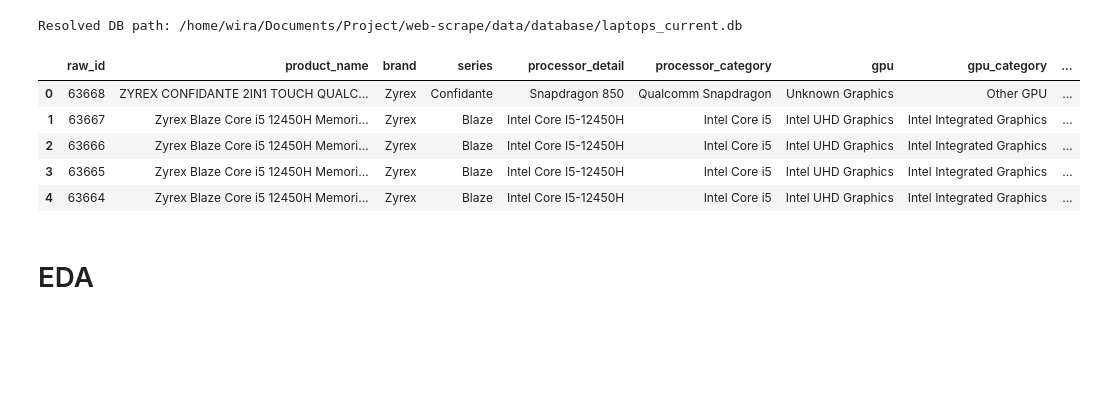
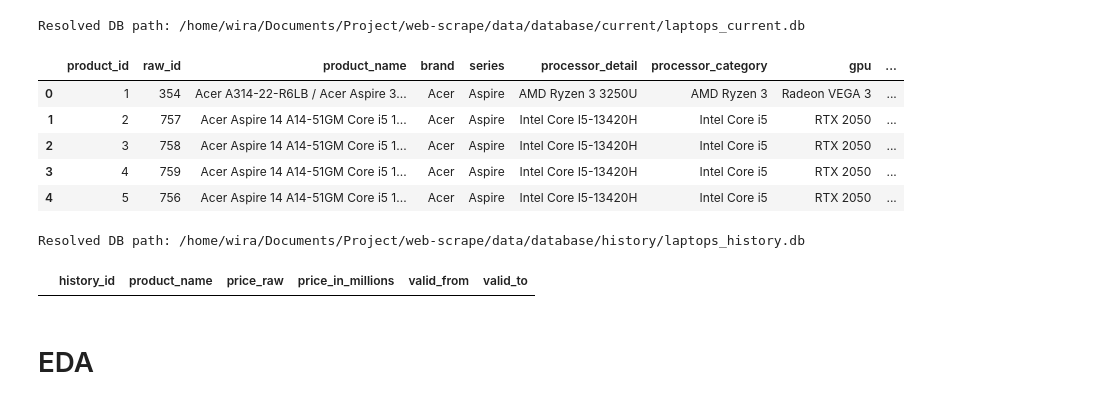
Before and after one commit to wiradp/web-scrape, a Jupyter notebook: notebooks/eda.ipynb, the cells around one changed output. Drawn from its saved outputs; the diff is of its cells as text; code cells hidden in the pictures; blank space fills up the shorter version.

```diff
--- a/notebooks/eda.ipynb
+++ b/notebooks/eda.ipynb
@@ -7,45 +7,68 @@ import sqlite3
 # Set pandas display options untuk menampilkan seluruh konten
 pd.set_option('display.max_colwidth', None)
 pd.set_option('display.max_rows', None)
 pd.set_option('display.width', None)
 
-# df = pd.read_csv('../data/processed/notebooks_viraindo_cleaned.csv')
-# df.head(2)
+# df = pd.read_csv('../data/database/current/laptops_current_export.csv')
+# df.head()
 
 # Membaca file database SQLite untuk verifikasi
-# conn = sqlite3.connect('../data/database/laptops.db')
-# query = "SELECT * FROM products_enriched"
-# df = pd.read_sql_query(query, conn)
+conn = sqlite3.connect('../data/database/current/laptops_current.db')
+query = "SELECT * FROM products_current"
+df = pd.read_sql_query(query, conn)
 
 from pathlib import Path
 # Robust DB locator: search upward for the database file to handle different working dirs
 def locate_db(filename='laptops_current.db', max_up=6):
     cwd = Path.cwd().resolve()
     tried = []
     for i in range(max_up+1):
         p = cwd
         for _ in range(i):
             p = p.parent
         # Common candidate locations relative to the inspected directory
-        candidates = [p / 'data' / 'database' / filename, p / 'web-scrape' / 'data' / 'database' / filename, p / filename]
+        candidates = [p / 'data' / 'database' / filename, p / 'web-scrape' / 'data' / 'database' / 'current' / filename, p / filename]
         for c in candidates:
             tried.append(str(c))
             if c.exists():
                 return c
     raise FileNotFoundError("Database file not found. Tried:\n" + "\n".join(tried))
 
 db_path = locate_db('laptops_current.db', max_up=6)
 print(f'Resolved DB path: {db_path}')
 conn = sqlite3.connect(str(db_path))
 df = pd.read_sql_query("SELECT * FROM products_current LIMIT 20", conn)
 df.head()
 # %% [output]
-Resolved DB path: /home/wira/Documents/Project/web-scrape/data/database/laptops_current.db
+Resolved DB path: /home/wira/Documents/Project/web-scrape/data/database/current/laptops_current.db
-|  | raw_id | product_name | brand | series | processor_detail | processor_category | gpu | gpu_category | ... |
-| 0 | 63668 | ZYREX CONFIDANTE 2IN1 TOUCH QUALC... | Zyrex | Confidante | Snapdragon 850 | Qualcomm Snapdragon | Unknown Graphics | Other GPU | ... |
-| 1 | 63667 | Zyrex Blaze Core i5 12450H Memori... | Zyrex | Blaze | Intel Core I5-12450H | Intel Core i5 | Intel UHD Graphics | Intel Integrated Graphics | ... |
-| 2 | 63666 | Zyrex Blaze Core i5 12450H Memori... | Zyrex | Blaze | Intel Core I5-12450H | Intel Core i5 | Intel UHD Graphics | Intel Integrated Graphics | ... |
-| 3 | 63665 | Zyrex Blaze Core i5 12450H Memori... | Zyrex | Blaze | Intel Core I5-12450H | Intel Core i5 | Intel UHD Graphics | Intel Integrated Graphics | ... |
-| 4 | 63664 | Zyrex Blaze Core i5 12450H Memori... | Zyrex | Blaze | Intel Core I5-12450H | Intel Core i5 | Intel UHD Graphics | Intel Integrated Graphics | ... |
+|  | product_id | raw_id | product_name | brand | series | processor_detail | processor_category | gpu | ... |
+| 0 | 1 | 354 | Acer A314-22-R6LB / Acer Aspire 3... | Acer | Aspire | AMD Ryzen 3 3250U | AMD Ryzen 3 | Radeon VEGA 3 | ... |
+| 1 | 2 | 757 | Acer Aspire 14 A14-51GM Core i5 1... | Acer | Aspire | Intel Core I5-13420H | Intel Core i5 | RTX 2050 | ... |
+| 2 | 3 | 758 | Acer Aspire 14 A14-51GM Core i5 1... | Acer | Aspire | Intel Core I5-13420H | Intel Core i5 | RTX 2050 | ... |
+| 3 | 4 | 759 | Acer Aspire 14 A14-51GM Core i5 1... | Acer | Aspire | Intel Core I5-13420H | Intel Core i5 | RTX 2050 | ... |
+| 4 | 5 | 756 | Acer Aspire 14 A14-51GM Core i5 1... | Acer | Aspire | Intel Core I5-13420H | Intel Core i5 | RTX 2050 | ... |
+# %%
+def locate_db(filename='laptops_history.db', max_up=6):
+    cwd = Path.cwd().resolve()
+    tried = []
+    for i in range(max_up+1):
+        p = cwd
+        for _ in range(i):
+            p = p.parent
+        # Common candidate locations relative to the inspected directory
+        candidates = [p / 'data' / 'database' / filename, p / 'web-scrape' / 'data' / 'database' / 'history' / filename, p / filename]
+        for c in candidates:
+            tried.append(str(c))
+            if c.exists():
+                return c
+    raise FileNotFoundError("Database file not found. Tried:\n" + "\n".join(tried))
+db_path = locate_db('laptops_history.db', max_up=6)
+print(f'Resolved DB path: {db_path}')
+conn = sqlite3.connect(str(db_path))
+df = pd.read_sql_query("SELECT * FROM products_history LIMIT 20", conn)
+df.head()
+# %% [output]
+Resolved DB path: /home/wira/Documents/Project/web-scrape/data/database/history/laptops_history.db
+|  | history_id | product_name | price_raw | price_in_millions | valid_from | valid_to |
 # %% [markdown]
 # EDA
```
Also changed, not shown: parts of 1 cell of this notebook, 14 other files.
